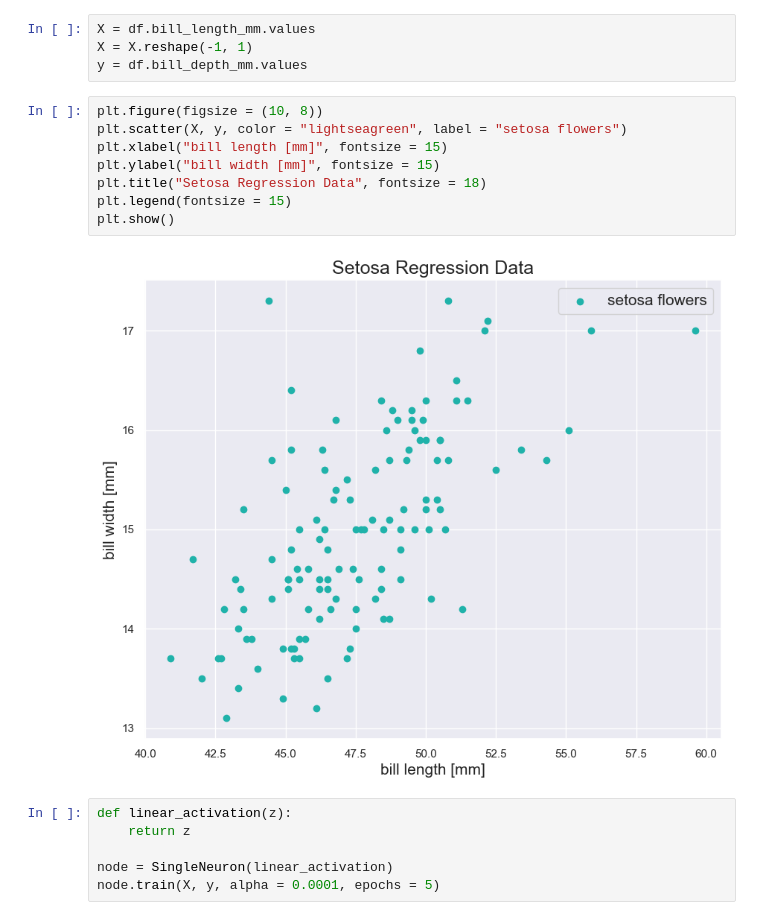
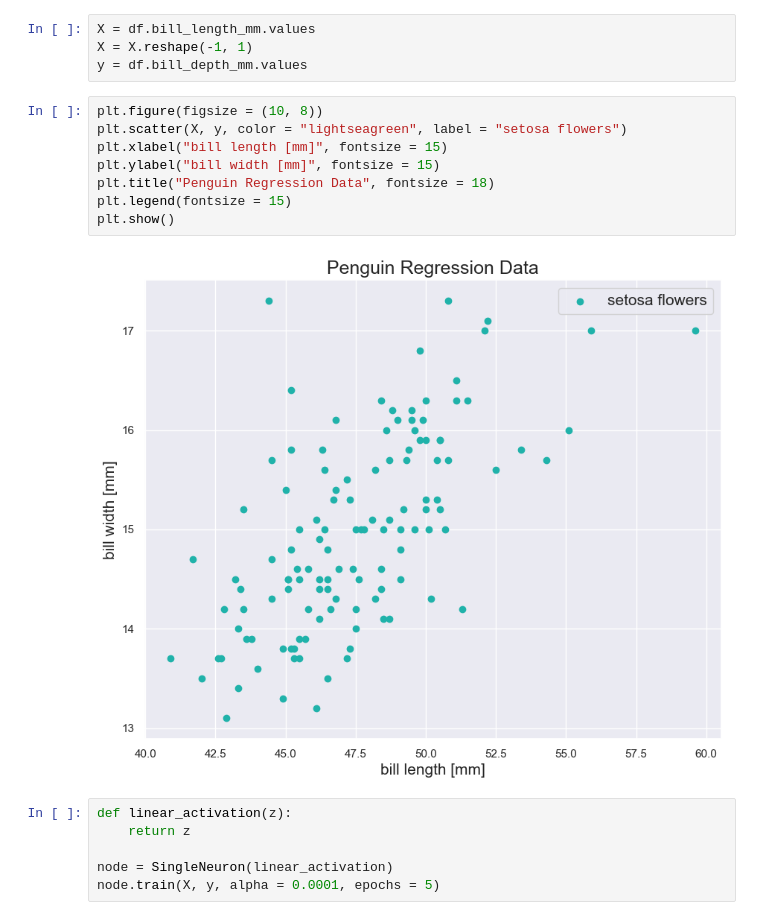
Before and after one commit to faithz314/INDE577, a Jupyter notebook: inde 577/577repo/Supervised Learning/2_Gradient Descent/Gentoo Penguins Regression.ipynb, the cells around one changed output. Drawn from its saved outputs; the diff is of its cells as text.

```diff
--- a/inde 577/577repo/Supervised Learning/2_Gradient Descent/Gentoo Penguins Regression.ipynb
+++ b/inde 577/577repo/Supervised Learning/2_Gradient Descent/Gentoo Penguins Regression.ipynb
@@ -97,13 +97,13 @@ y = df.bill_depth_mm.values
 # %%
 plt.figure(figsize = (10, 8))
 plt.scatter(X, y, color = "lightseagreen", label = "setosa flowers")
 plt.xlabel("bill length [mm]", fontsize = 15)
 plt.ylabel("bill width [mm]", fontsize = 15)
-plt.title("Setosa Regression Data", fontsize = 18)
+plt.title("Penguin Regression Data", fontsize = 18)
 plt.legend(fontsize = 15)
 plt.show()
 # %% [output]
-[figure, old version]
+[figure, new version]
 # %%
 def linear_activation(z):
     return z
```
Also changed, not shown: 1 other file.
